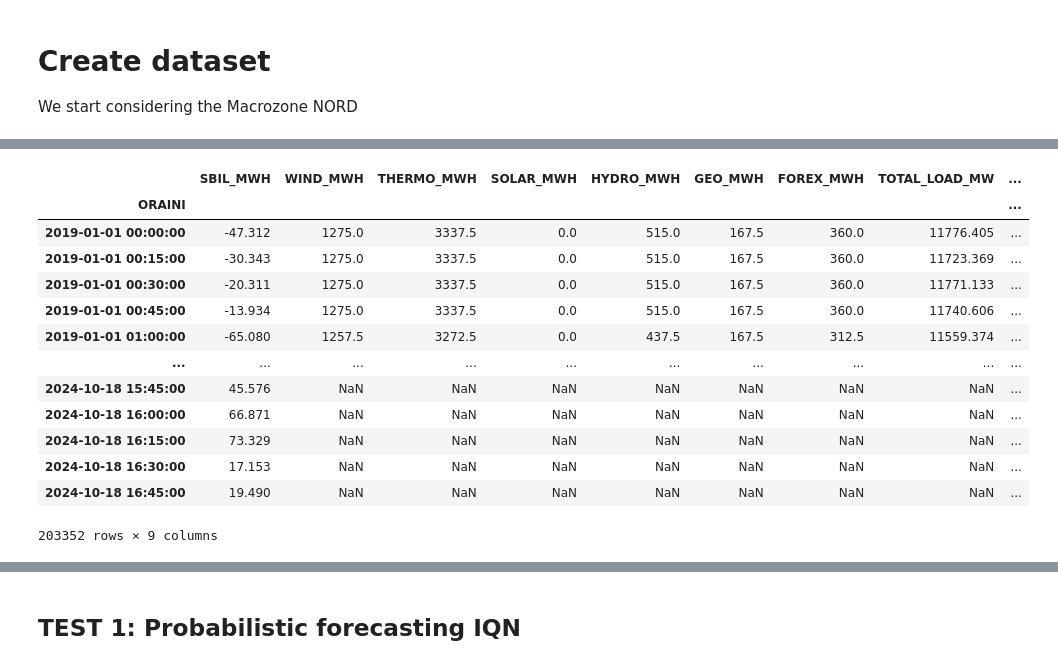
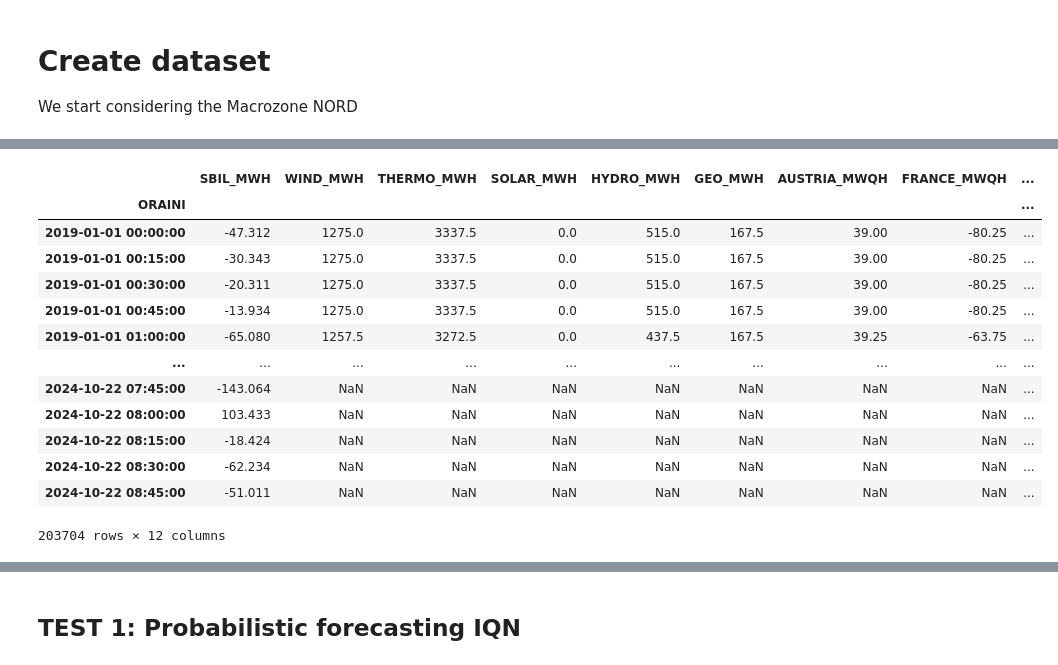
Before and after one commit to samueledelia/Italian-imbalance-forecasting, a Jupyter notebook: notebook/feature_selection.ipynb, the cells around one changed output, grey strips where cells are left out. Cells and saved outputs as stored; diff of their text form; code cells hidden in the pictures.

```diff
--- a/notebook/feature_selection.ipynb
+++ b/notebook/feature_selection.ipynb
@@ -190,0 +176,12 @@ forex
+# %%
+# SQL query to fetch data
+sql_query = "SELECT * FROM TERNA_SUNSET_PHYSICAL_FOREIGN_FLOW"
+physical_forex = fetch_db_table_sqlserver16(sql=sql_query, verbose=False)
+physical_forex = physical_forex.sort_values(by='ORAINI')
+# Filter the DataFrame for the relevant columns and rows
+physical_forex = physical_forex[['PHYSICAL_FOREIGN_FLOW_MW', 'ORAINI', 'COUNTRY']]
+# Convert ORAINI to datetime using the correct method
+physical_forex['ORAINI'] = pd.to_datetime(physical_forex['ORAINI'], format='%Y%m%d%H%M')
+physical_forex.set_index('ORAINI', inplace=True)
+
+physical_forex
@@ -191,3 +203,12 @@ forex
+# %%
+austria_physical = utils.process_foreign_exchange(physical_forex, 'Austria')
+corsica_physical = utils.process_foreign_exchange(physical_forex, 'Corsica')
+france_physical = utils.process_foreign_exchange(physical_forex, 'France')
+greece_physical = utils.process_foreign_exchange(physical_forex, 'Greece')
+malta_physical = utils.process_foreign_exchange(physical_forex, 'Malta')
+slovenia_physical = utils.process_foreign_exchange(physical_forex, 'Slovenia')
+switzerland_physical = utils.process_foreign_exchange(physical_forex, 'Switzerland')
+montenegno_physical = utils.process_foreign_exchange(physical_forex, 'Montenegno')
 # %%
 # SQL query to fetch data
 sql_query = "SELECT * FROM TERNA_SUNSET_TOTAL_LOAD_QH"
@@ -220,26 +241,26 @@ mnord_load
 # %%
 from functools import reduce
 # List of all the DataFrames to be merged
-dataframes = [qh_nord, wind, thermo, solar, hydro, geothermal, forex, mnord_load]
+dataframes = [qh_nord, wind, thermo, solar, hydro, geothermal, austria_physical, france_physical, slovenia_physical, switzerland_physical, mnord_load]
 # Use reduce to merge all DataFrames on 'ORAINI'
 df_nord = reduce(lambda left, right: pd.merge(left, right, on='ORAINI', how='outer'), dataframes)
 
 df_nord
 # %% [output]
-|  | SBIL_MWH | WIND_MWH | THERMO_MWH | SOLAR_MWH | HYDRO_MWH | GEO_MWH | FOREX_MWH | TOTAL_LOAD_MW | ... |
+|  | SBIL_MWH | WIND_MWH | THERMO_MWH | SOLAR_MWH | HYDRO_MWH | GEO_MWH | AUSTRIA_MWQH | FRANCE_MWQH | ... |
 | ORAINI |  |  |  |  |  |  |  |  | ... |
-| 2019-01-01 00:00:00 | -47.312 | 1275.0 | 3337.5 | 0.0 | 515.0 | 167.5 | 360.0 | 11776.405 | ... |
-| 2019-01-01 00:15:00 | -30.343 | 1275.0 | 3337.5 | 0.0 | 515.0 | 167.5 | 360.0 | 11723.369 | ... |
-| 2019-01-01 00:30:00 | -20.311 | 1275.0 | 3337.5 | 0.0 | 515.0 | 167.5 | 360.0 | 11771.133 | ... |
-| 2019-01-01 00:45:00 | -13.934 | 1275.0 | 3337.5 | 0.0 | 515.0 | 167.5 | 360.0 | 11740.606 | ... |
-| 2019-01-01 01:00:00 | -65.080 | 1257.5 | 3272.5 | 0.0 | 437.5 | 167.5 | 312.5 | 11559.374 | ... |
+| 2019-01-01 00:00:00 | -47.312 | 1275.0 | 3337.5 | 0.0 | 515.0 | 167.5 | 39.00 | -80.25 | ... |
+| 2019-01-01 00:15:00 | -30.343 | 1275.0 | 3337.5 | 0.0 | 515.0 | 167.5 | 39.00 | -80.25 | ... |
+| 2019-01-01 00:30:00 | -20.311 | 1275.0 | 3337.5 | 0.0 | 515.0 | 167.5 | 39.00 | -80.25 | ... |
+| 2019-01-01 00:45:00 | -13.934 | 1275.0 | 3337.5 | 0.0 | 515.0 | 167.5 | 39.00 | -80.25 | ... |
+| 2019-01-01 01:00:00 | -65.080 | 1257.5 | 3272.5 | 0.0 | 437.5 | 167.5 | 39.25 | -63.75 | ... |
 | ... | ... | ... | ... | ... | ... | ... | ... | ... | ... |
-| 2024-10-18 15:45:00 | 45.576 | NaN | NaN | NaN | NaN | NaN | NaN | NaN | ... |
-| 2024-10-18 16:00:00 | 66.871 | NaN | NaN | NaN | NaN | NaN | NaN | NaN | ... |
-| 2024-10-18 16:15:00 | 73.329 | NaN | NaN | NaN | NaN | NaN | NaN | NaN | ... |
-| 2024-10-18 16:30:00 | 17.153 | NaN | NaN | NaN | NaN | NaN | NaN | NaN | ... |
-| 2024-10-18 16:45:00 | 19.490 | NaN | NaN | NaN | NaN | NaN | NaN | NaN | ... |
+| 2024-10-22 07:45:00 | -143.064 | NaN | NaN | NaN | NaN | NaN | NaN | NaN | ... |
+| 2024-10-22 08:00:00 | 103.433 | NaN | NaN | NaN | NaN | NaN | NaN | NaN | ... |
+| 2024-10-22 08:15:00 | -18.424 | NaN | NaN | NaN | NaN | NaN | NaN | NaN | ... |
+| 2024-10-22 08:30:00 | -62.234 | NaN | NaN | NaN | NaN | NaN | NaN | NaN | ... |
+| 2024-10-22 08:45:00 | -51.011 | NaN | NaN | NaN | NaN | NaN | NaN | NaN | ... |
-203352 rows × 9 columns
+203704 rows × 12 columns
 # %%
 from sklearn.model_selection import TimeSeriesSplit
 
```
Also changed, not shown: parts of 17 cells of this notebook, 3 other files.
